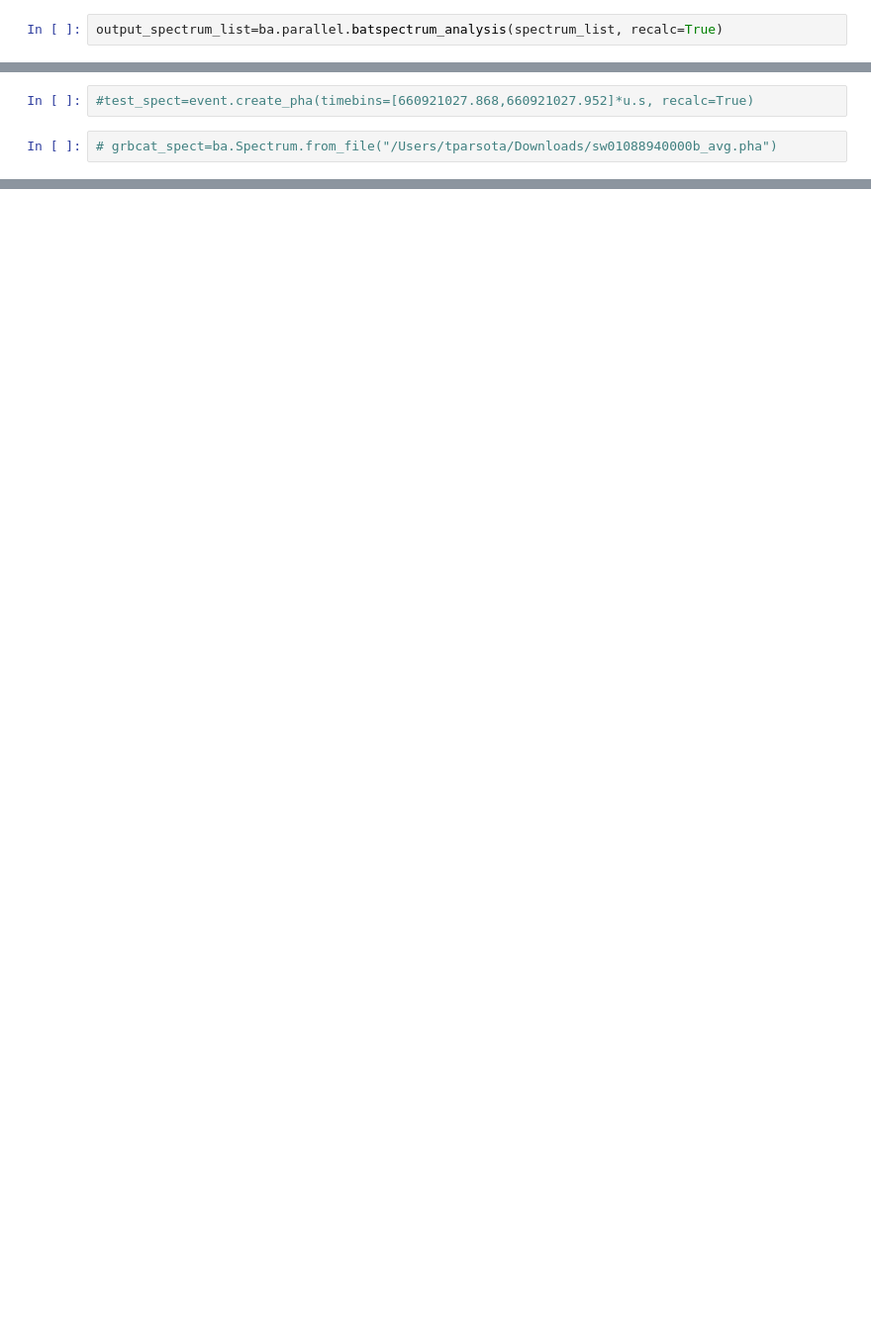
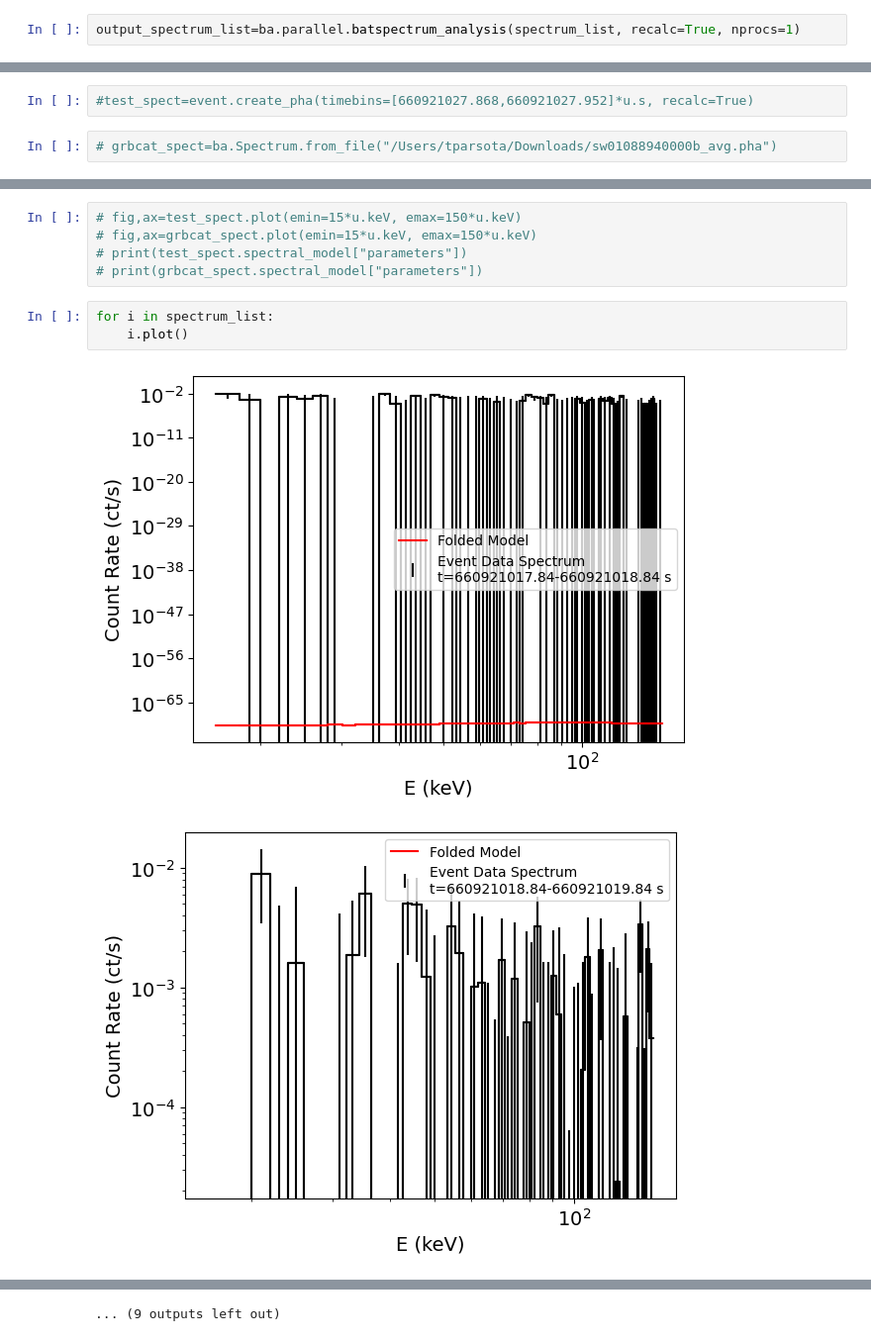
Before and after one commit to parsotat/BatAnalysis, a Jupyter notebook: notebooks/Example_TTE_data_analysis.ipynb, the cells around one changed output, grey strips where cells are left out. Shown at 99% size. Saved outputs shown, nothing was run; the diff lists cells and outputs as text; blank space fills up the shorter version.

```diff
--- a/notebooks/Example_TTE_data_analysis.ipynb
+++ b/notebooks/Example_TTE_data_analysis.ipynb
@@ -430,2 +474,2 @@ for i in spectrum_list:
 # %%
-output_spectrum_list=ba.parallel.batspectrum_analysis(spectrum_list, recalc=True)
+output_spectrum_list=ba.parallel.batspectrum_analysis(spectrum_list, recalc=True, nprocs=1)
@@ -467,0 +785,11 @@ import beautifulsoup as bsp
+# %%
+# fig,ax=test_spect.plot(emin=15*u.keV, emax=150*u.keV)
+# fig,ax=grbcat_spect.plot(emin=15*u.keV, emax=150*u.keV)
+# print(test_spect.spectral_model["parameters"])
+# print(grbcat_spect.spectral_model["parameters"])
+# %%
+for i in spectrum_list:
+    i.plot()
+# %% [output]
+[figure, added]
+[figure, added]
@@ -467,0 +806 @@ import beautifulsoup as bsp
+... (9 outputs left out)
```
Also changed, not shown: parts of 20 cells of this notebook.
